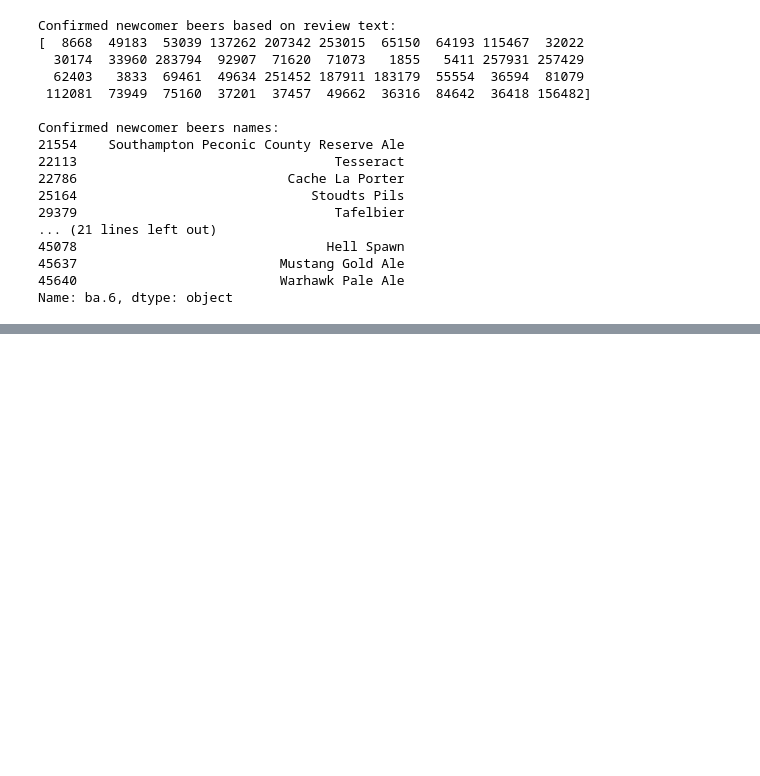
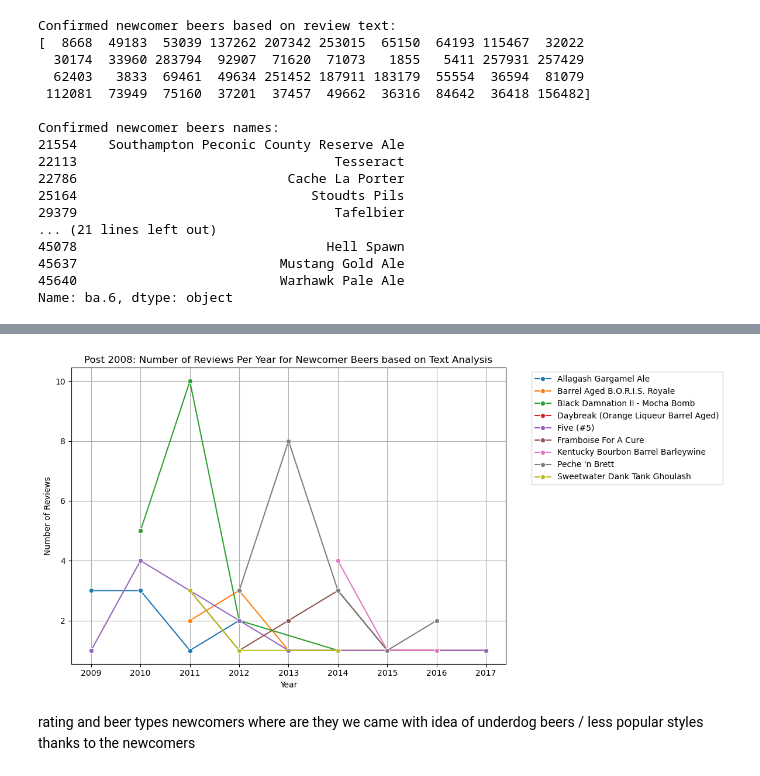
Before and after one commit to epfl-ada/ada-2024-project-pada-wan, a Jupyter notebook: TextAnalysis.ipynb, the cells around one changed output, grey strips where cells are left out. Saved outputs shown, nothing was run; the diff lists cells and outputs as text; code cells hidden in the pictures; blank space fills up the shorter version.

```diff
--- a/TextAnalysis.ipynb
+++ b/TextAnalysis.ipynb
@@ -128,0 +153,28 @@ plt.show()
+# %%
+fig, ax = plt.subplots(figsize=(12, 6))
+
+sns.lineplot(
+    data=post_2007_data[post_2007_data['ba_beer_id'].isin(newcomer_beers['ba_beer_id'].head(100))],
+    x='year',
+    y='review_count',
+    hue='ba_beer_name',
+    marker='o',
+    ax=ax
+)
+
+ax.set_xlabel('Year')
+ax.set_ylabel('Number of Reviews')
+ax.set_title('Post 2008: Number of Reviews Per Year for Newcomer Beers based on Text Analysis')
+ax.grid(True)
+
+plt.legend(bbox_to_anchor=(1.05, 1), loc='upper left')
+plt.tight_layout()
+
+# Show the plot
+plt.show()
+# %% [output]
+[figure, added]
+# %% [markdown]
+rating and beer types
+newcomers where are they
+we came with idea of underdog beers / less popular styles thanks to the newcomers
```
Also changed, not shown: parts of 3 cells of this notebook, 4 other files.
